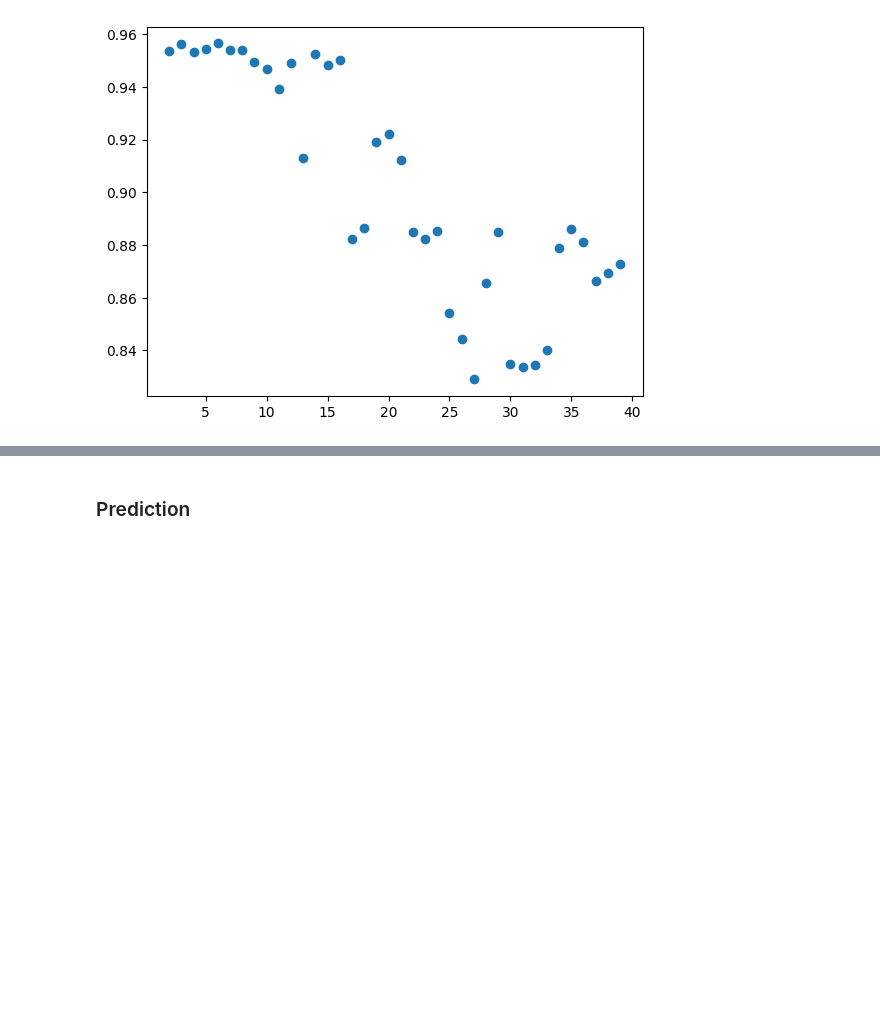
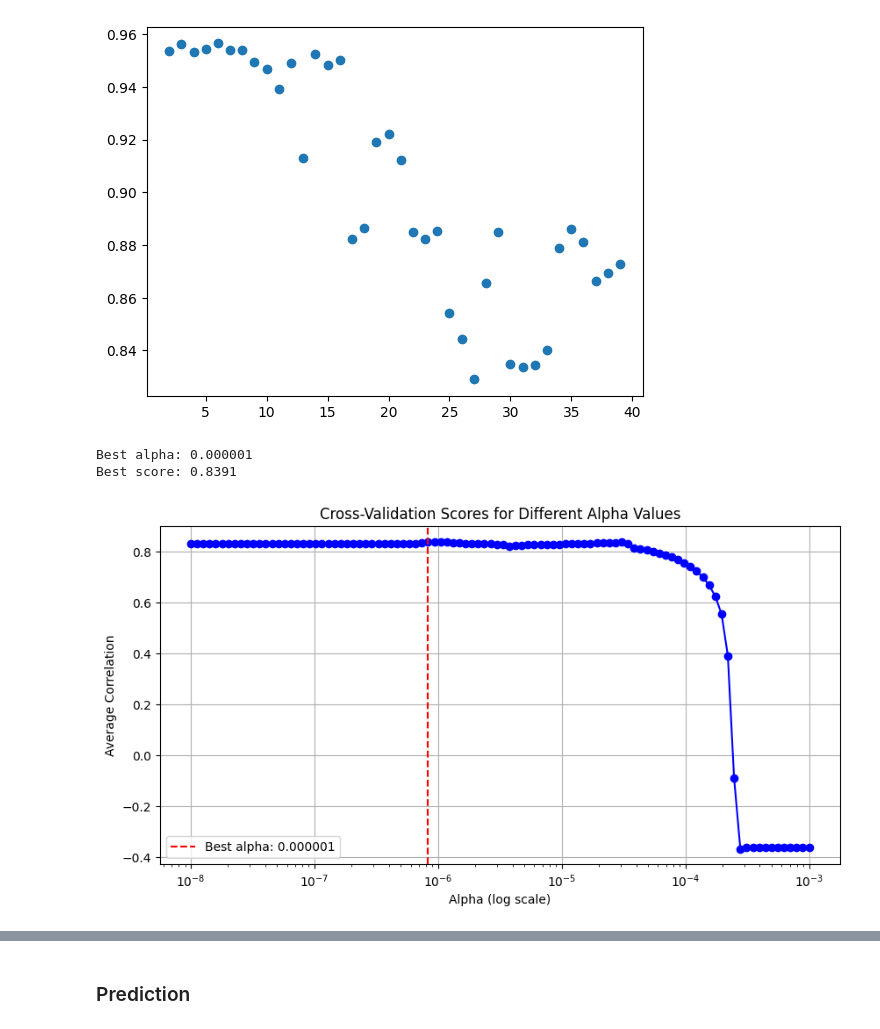
Before and after one commit to Pidongg/pz286_ads_2024, a Jupyter notebook: _notebooks/03-address_glm.ipynb, the cells around one changed output, grey strips where cells are left out. Cells and saved outputs as stored; diff of their text form; code cells hidden in the pictures; blank space fills up the shorter version.

```diff
--- a/_notebooks/03-address_glm.ipynb
+++ b/_notebooks/03-address_glm.ipynb
@@ -1414,35 +1414,39 @@ def cross_validation_l1(k, alpha):
 
         y_pred_linear_basis = results_basis.predict(X_test)
         correlation = np.corrcoef(y_test, y_pred_linear_basis)[0, 1]
-
+        avg += correlation
     return avg/k
 
 # Test range of alpha values
-alphas = np.logspace(-8, -3, 50)  # Test from 10^-8 to 10^-2
+alphas = np.logspace(-8, -3, 100)  # Test from 10^-8 to 10^-2
 scores = []
 
 for alpha in alphas:
   score = cross_validation_l1(27, alpha)  # 5-fold cross validation
   scores.append(score)
 
 # Plot results
 plt.figure(figsize=(10, 5))
 plt.semilogx(alphas, scores, 'bo-')
 plt.grid(True)
 plt.xlabel('Alpha (log scale)')
 plt.ylabel('Average Correlation')
 plt.title('Cross-Validation Scores for Different Alpha Values')
 
 # Find best alpha
 best_alpha = alphas[np.argmax(scores)]
 print(f'Best alpha: {best_alpha:.6f}')
 print(f'Best score: {max(scores):.4f}')
 
 # Optional: Plot vertical line at best alpha
 plt.axvline(best_alpha, color='r', linestyle='--',
             label=f'Best alpha: {best_alpha:.6f}')
 plt.legend()
 plt.show()
+# %% [output]
+Best alpha: 0.000001
+Best score: 0.8391
+[figure, added]
 # %%
 results = []
 for k in range(2,40):
```
Also changed, not shown: parts of 5 cells of this notebook.
